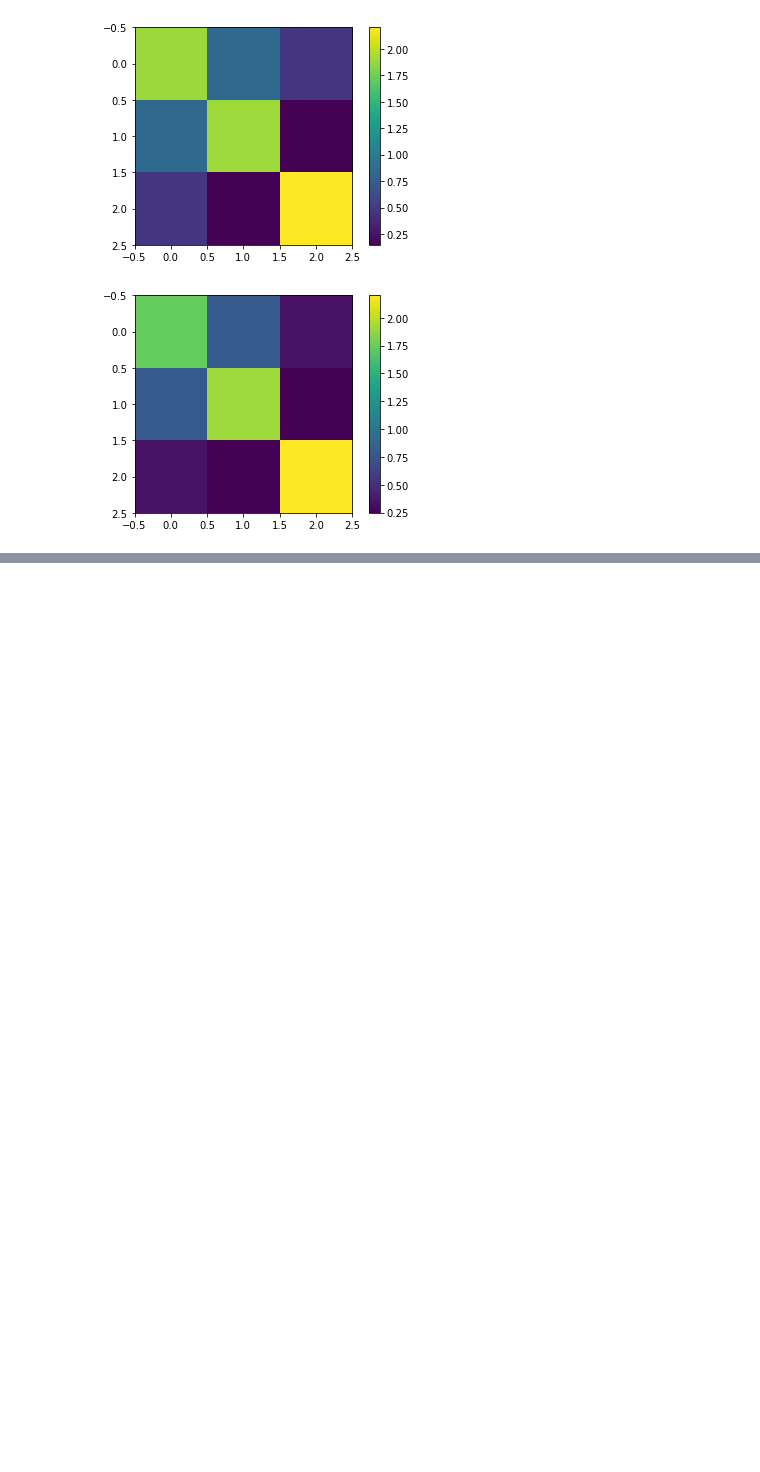
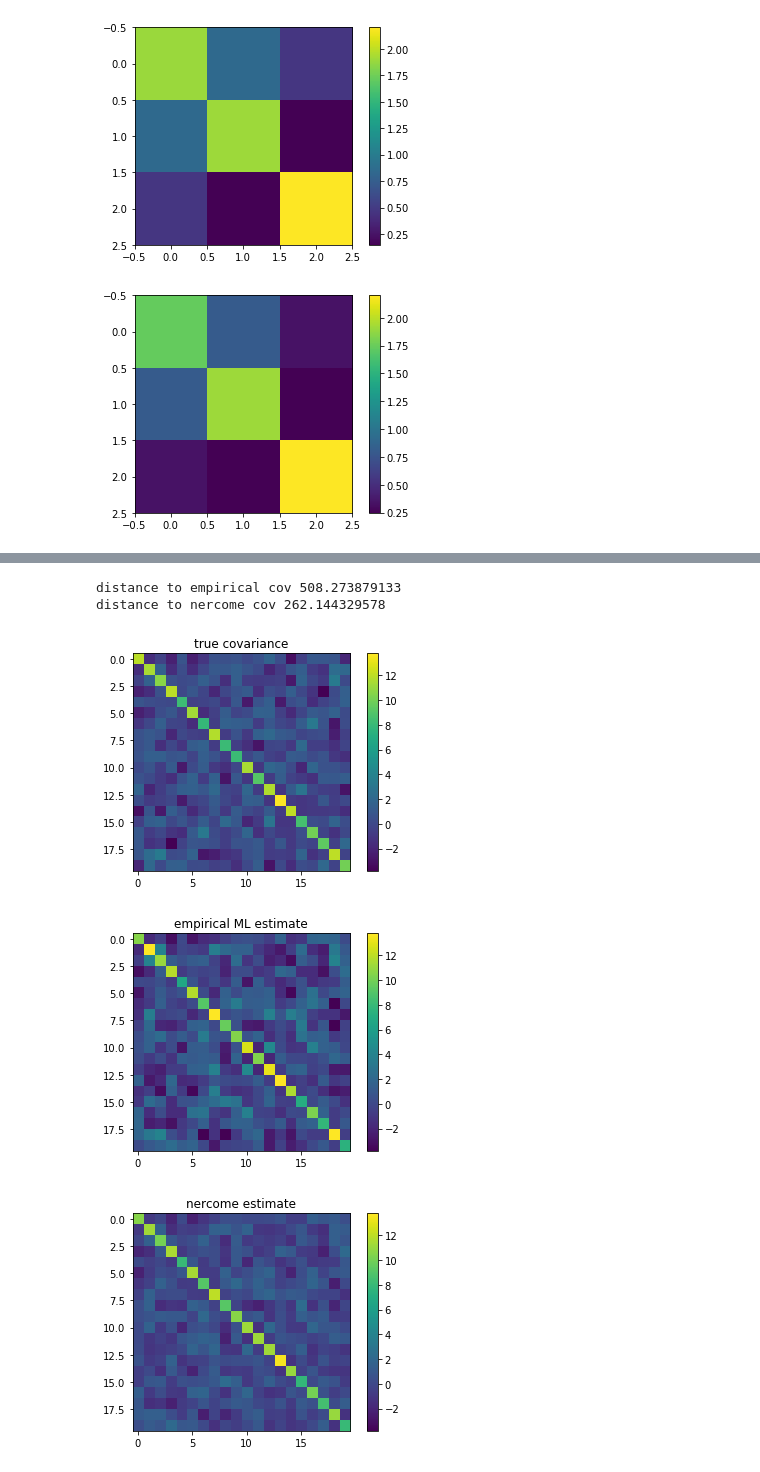
Before and after one commit to VMBoehm/pca-classifier, a Jupyter notebook: notebooks/TestingDecompositions.ipynb, the cells around one changed output, grey strips where cells are left out. Drawn from its saved outputs; the diff is of its cells as text; code cells hidden in the pictures; blank space fills up the shorter version.

```diff
--- a/notebooks/TestingDecompositions.ipynb
+++ b/notebooks/TestingDecompositions.ipynb
@@ -113,10 +113,10 @@ plt.show()
 [figure]
 [figure]
 # %%
-def create_Gaussian_data(eigs, means, dim, rand_state=42):
+def create_Gaussian_data(eigs, means, data_num, rand_state=4108):
     data_dim = len(eigs)
     R    = ortho_group.rvs(data_dim,random_state=rand_state)
-    cov  = np.dot(np.dot(R.T,np.diag(eig)),R)
+    cov  = np.dot(np.dot(R,np.diag(eigs)),R.T)
     L    = lg.cholesky(cov,lower=True)
     data = np.random.randn((data_dim*data_num)).reshape((data_num, data_dim))
     data = np.einsum('ij,kj->ki',L,data)+means
@@ -125,0 +124,5 @@ data, cov = create_Gaussian_data([1,2,3],[10,10,10],3)
+# %%
+data_num  = 100
+data_dim  = 20
+data, cov = create_Gaussian_data(eigs=np.arange(data_dim)+1,means=np.ones(data_dim)*10.,data_num=data_num)
+print(np.sort(np.diag(cov)),np.arange(data_dim)+1)
@@ -146,12 +144,13 @@ def nercome_estimator(data,resultpath,splits=None,num_esti=None):
     nn      = len(data)
     ddim    = data.shape[1]
     if splits== None:
-        splits = [0.33,0.4,0.45,0.5,0.55,0.66,0.7]
+        splits = [0.33,0.4,0.45,0.5,0.55,0.66,0.7,0.75,0.8]
     if num_esti== None:
         num_esti  = min(nn//1,400)
 
-    minQs = -1
+    minQs      = -1
     best_split = 0.
+    best_esti  = np.zeros((data_dim,data_dim))
     for split_frac in splits:
         print('nercome estimation with split %.2f, #samples %d'%(split_frac,num_esti))
         split    = np.int(split_frac*nn)
@@ -161,24 +160,25 @@ def nercome_estimator(data,resultpath,splits=None,num_esti=None):
             np.random.shuffle(data)
             data1 = data[0:split]
             data2 = data[split::]
-            cov1     = EmpiricalCovariance().fit(X=data1).covariance_
+            cov1     = EmpiricalCovariance().fit(data1).covariance_
             w1,v1    = lg.eigh(cov1)
             del cov1, w1
-            cov2     = EmpiricalCovariance().fit(X=data2).covariance_
+            cov2     = EmpiricalCovariance().fit(data2).covariance_
             diags    = np.diag(np.dot(np.dot(v1.T,cov2),v1))
-            esti     = np.dot(np.dot(v1,np.diag(diag)),v1.T)
+            esti     = np.dot(np.dot(v1,np.diag(diags)),v1.T)
             cov+=cov2/num_esti
             del cov2
             cov_esti+=esti/num_esti
 
-        A        = cov_esti-cov
-        Q = np.trace(np.dot(A,A.T))
+        Q = dist(cov_esti, cov)
+        print(Q)
         if minQs==-1 or Q<minQs:
             minQs=Q
             best_split=split_frac
+            best_esti= cov_esti
             pkl.dump([best_split,cov_esti], open(os.path.join(resultpath,'nercome_estimate.pkl'),'wb'))
 
-    return best_split
+    return best_split, best_esti
 # %%
-nercome_estimator(data,resultpath='../outputs/tests/',splits=None,num_esti=None)
+best_split, best_esti = nercome_estimator(data,resultpath='../outputs/tests/',splits=None,num_esti=None)
 # %% [output]
@@ -218,0 +210,25 @@ def nercome_estimator(data, split=None, num_esti=None):
+# %%
+print('distance to empirical cov', dist(cov_esti,cov))
+print('distance to nercome cov', dist(best_esti,cov))
+# %% [output]
+distance to empirical cov 508.273879133
+distance to nercome cov 262.144329578
+# %%
+vmin = min(cov.flatten())
+vmax = max(cov.flatten())
+plt.title('true covariance')
+plt.imshow(cov,vmin=vmin,vmax=vmax)
+plt.colorbar()
+plt.show()
+plt.title('empirical ML estimate')
+plt.imshow(cov_esti,vmin=vmin,vmax=vmax)
+plt.colorbar()
+plt.show()
+plt.title('nercome estimate')
+plt.imshow(best_esti,vmin=vmin,vmax=vmax)
+plt.colorbar()
+plt.show()
+# %% [output]
+[figure, added]
+[figure, added]
+[figure, added]
```
Also changed, not shown: parts of 8 cells of this notebook, 7 other files.
